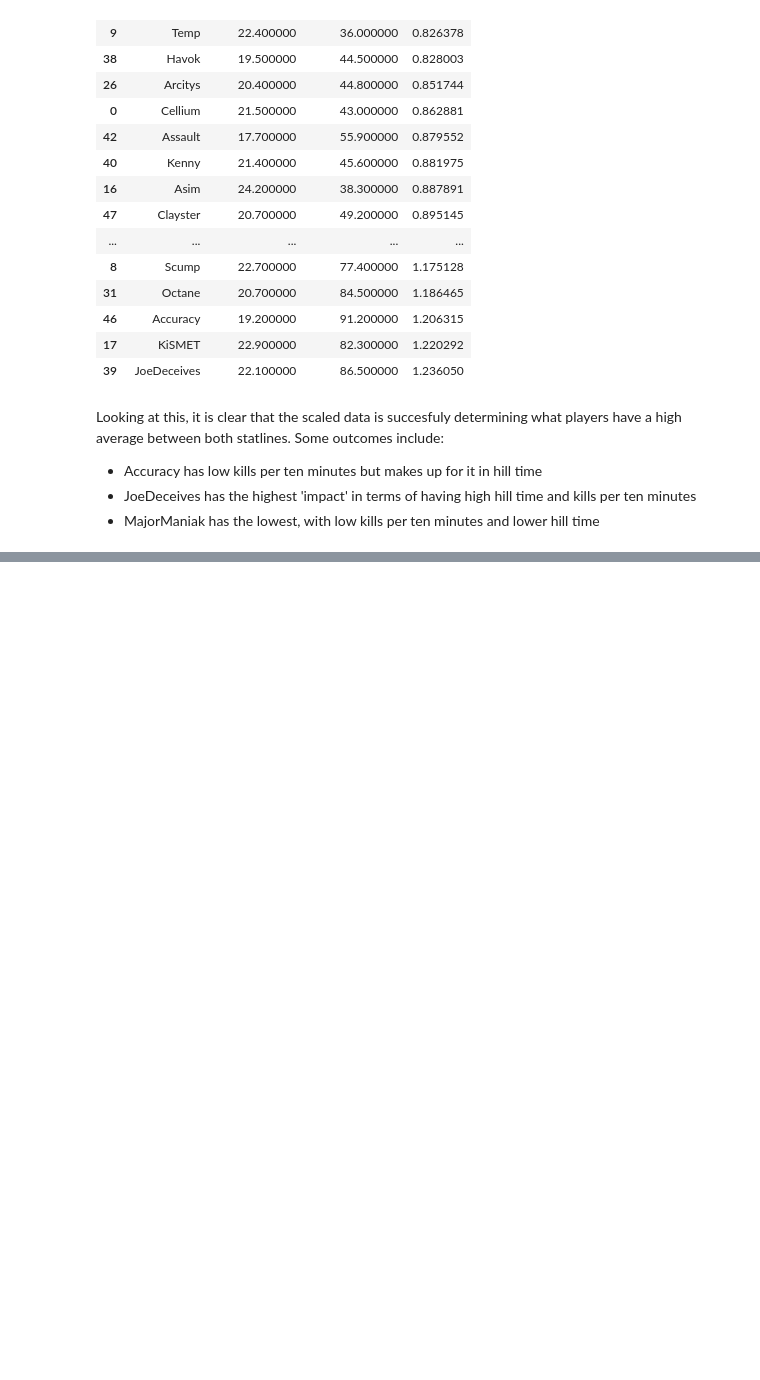
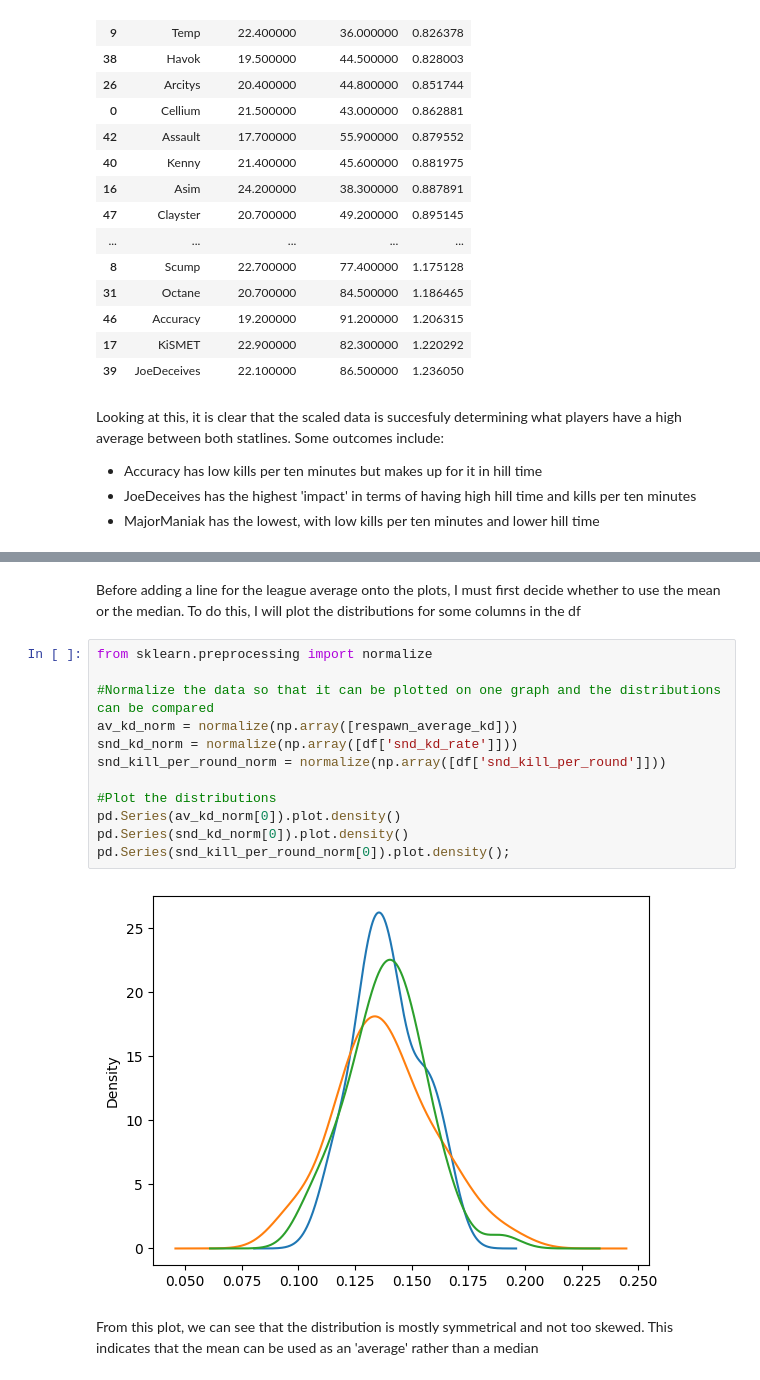
Before and after one commit to charlbbbbb/CDL-Stats, a Jupyter notebook: analysis/player-research.ipynb, the cells around one changed output, grey strips where cells are left out. Saved outputs shown, nothing was run; the diff lists cells and outputs as text; blank space fills up the shorter version.

```diff
--- a/analysis/player-research.ipynb
+++ b/analysis/player-research.ipynb
@@ -215,0 +281,20 @@ scatter_comparison(ax4, "HP Kills per 10 Minutes vs HP KD", df['hp_kills_per_10'
+# %% [markdown]
+Before adding a line for the league average onto the plots, I must first decide whether to use the mean or the median.
+To do this, I will plot the distributions for some columns in the df
+# %%
+from sklearn.preprocessing import normalize
+
+#Normalize the data so that it can be plotted on one graph and the distributions can be compared
+av_kd_norm = normalize(np.array([respawn_average_kd]))
+snd_kd_norm = normalize(np.array([df['snd_kd_rate']]))
+snd_kill_per_round_norm = normalize(np.array([df['snd_kill_per_round']]))
+
+#Plot the distributions
+pd.Series(av_kd_norm[0]).plot.density()
+pd.Series(snd_kd_norm[0]).plot.density()
+pd.Series(snd_kill_per_round_norm[0]).plot.density();
+# %% [output]
+[figure, added]
+# %% [markdown]
+From this plot, we can see that the distribution is mostly symmetrical and not too skewed.
+This indicates that the mean can be used as an 'average' rather than a median
```
Also changed, not shown: parts of 12 cells of this notebook, 2 other files.
